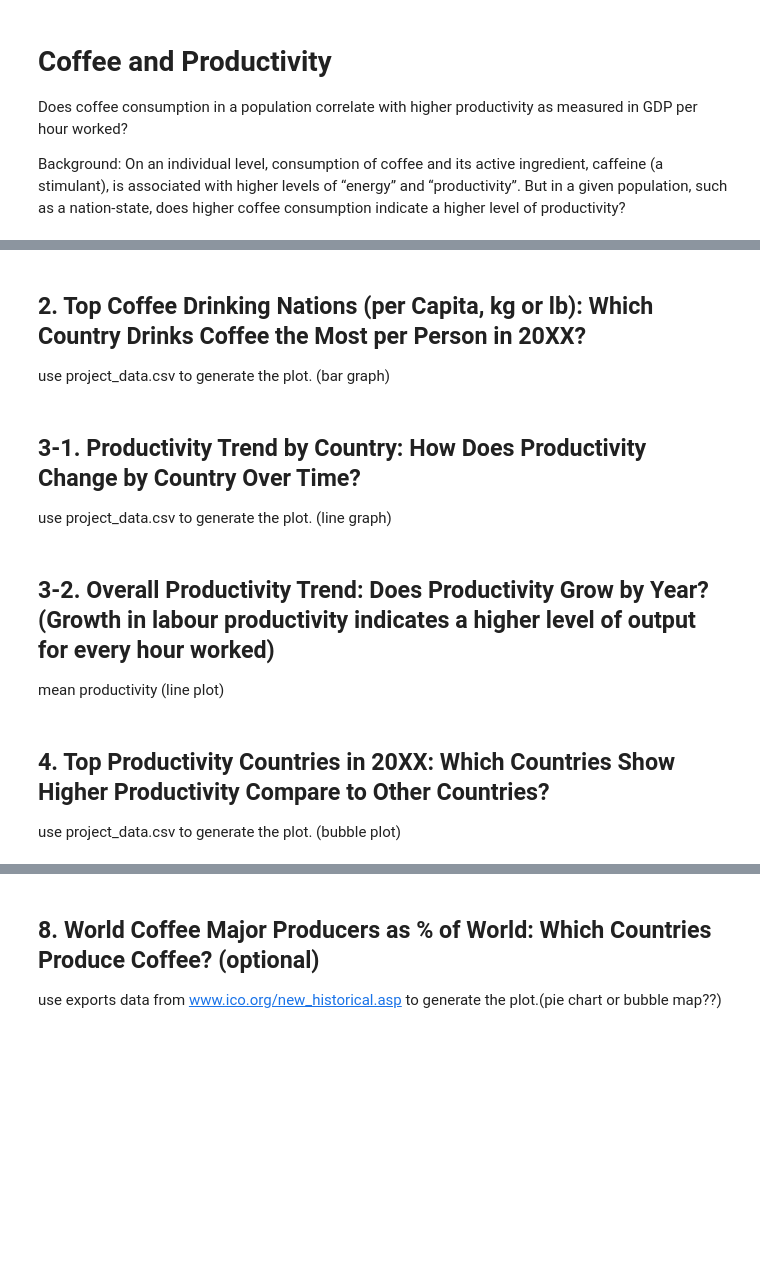
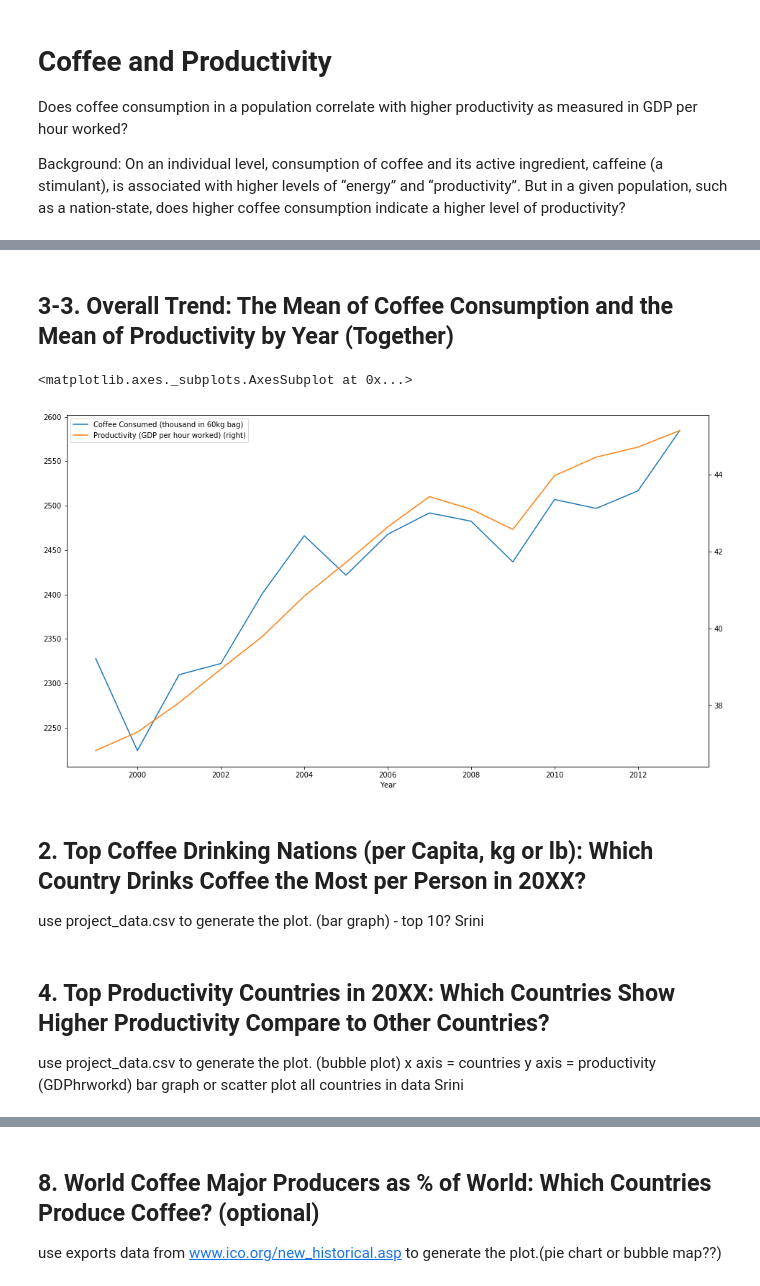
Before and after one commit to andrewboring/Confabulators_Project_1, a Jupyter notebook: project1_the-confabulators_starter.ipynb, the cells around one changed output, grey strips where cells are left out. Drawn from its saved outputs; the diff is of its cells as text; code cells hidden in the pictures; blank space fills up the shorter version.

```diff
--- a/project1_the-confabulators_starter.ipynb
+++ b/project1_the-confabulators_starter.ipynb
@@ -33,14 +89,30 @@ mean coffee consumption by year (line graph)
+# %% [markdown]
+## 3-3. Overall Trend: The Mean of Coffee Consumption and the Mean of Productivity by Year (Together)
+# %%
+# Store the Coffee Consumption Data Grouped by Country and Year
+coffee_consumption_trend = coffee_data[["Country Name","Year","Coffee Consumed"]]
+
+# Preview DataFrame
+df_coffee_consumption = coffee_consumption_trend.pivot(index="Year", columns="Country Name",values="Coffee Consumed")
+
+# Draw line of overall coffee consumption and productivity (multiple axis with different scales)
+
+df_coffee_consumption.mean(axis=1).plot(label="Coffee Consumed (thousand in 60kg bag)", legend=True)
+df_productivity_trend.mean(axis=1).plot(secondary_y=True, label="Productivity (GDP per hour worked)", legend=True)
+# %% [output]
+<matplotlib.axes._subplots.AxesSubplot at 0x...>
+[figure, added]
 # %% [markdown]
 ## 2. Top Coffee Drinking Nations (per Capita, kg or lb): Which Country Drinks Coffee the Most per Person in 20XX?
-use project_data.csv to generate the plot. (bar graph)
+use project_data.csv to generate the plot. (bar graph) - top 10?
+Srini
-# %% [markdown]
-## 3-1. Productivity Trend by Country: How Does Productivity Change by Country Over Time?
-use project_data.csv to generate the plot. (line graph)
-# %% [markdown]
-## 3-2. Overall Productivity Trend: Does Productivity Grow by Year? (Growth in labour productivity indicates a higher level of output for every hour worked)
-mean productivity (line plot)
 # %% [markdown]
 ## 4. Top Productivity Countries in 20XX: Which Countries Show Higher Productivity Compare to Other Countries?
 use project_data.csv to generate the plot. (bubble plot)
+x axis = countries
+y axis = productivity (GDPhrworkd)
+bar graph or scatter plot
+all countries in data
+Srini
 # %% [markdown]
 ## 5-1. Correlation Between Coffee Consumption and Productivity: Does the amount of Coffee Consumption affect Productivity among countries? (Pick a certain year, ex: 2013)
```
Also changed, not shown: parts of 14 cells of this notebook.
